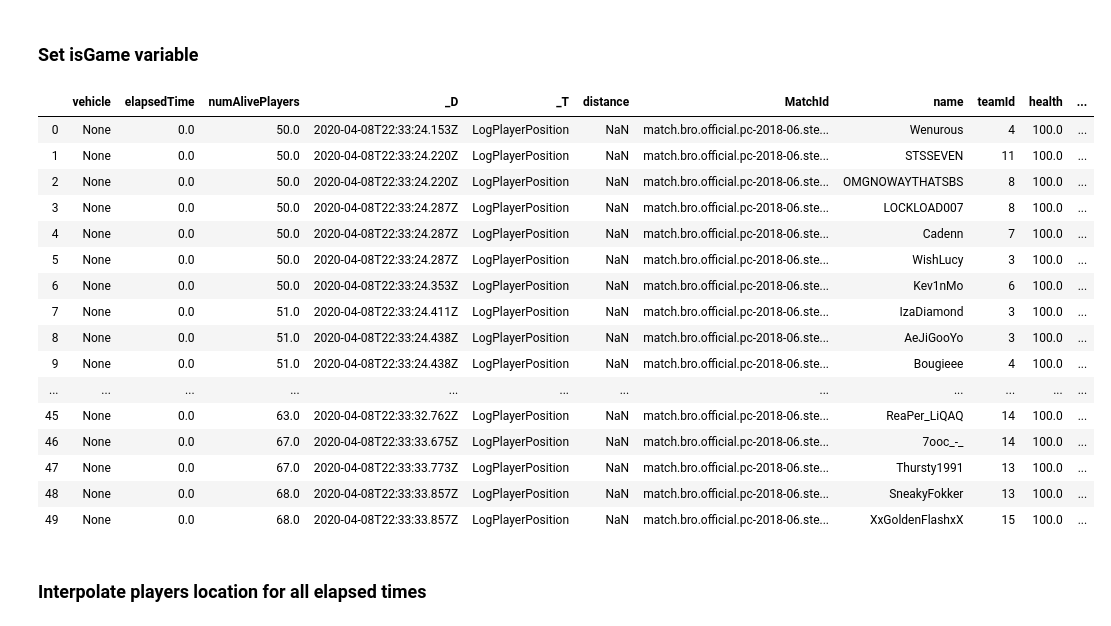
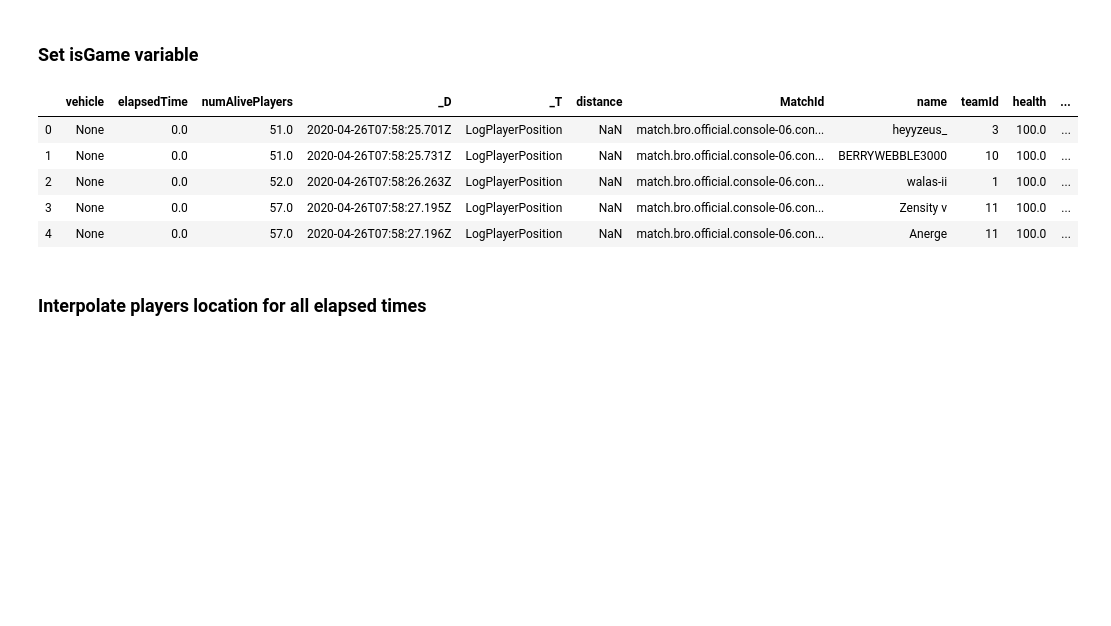
Before and after one commit to valerii-ginak/PUBG_Capstone, a Jupyter notebook: distance_info.ipynb, the cells around one changed output. Saved outputs shown, nothing was run; the diff lists cells and outputs as text; code cells hidden in the pictures; blank space fills up the shorter version.

```diff
--- a/distance_info.ipynb
+++ b/distance_info.ipynb
@@ -51,17 +52,3 @@ response2 = requests.get(url_collectassetsid, headers=headers)
 <p><font size=5px>This part has been moved to the "extract_data.ipynb" notebook</font></p>
 <p><font size=4px>What is now here is for the purpose of the analysis of the data of this single match</font></p>
 <p>From here onwards, we are using the data on match 4c76d82b-90f7-4fd1-9ceb-97b99347e94e, belonging to the pc shard</p>
-# %%
-# get the asset id from a match
-asset = response2.json()['data']['relationships']['assets']['data']
-assetid = json.loads(json.dumps(asset[0]))['id']
-
-# getting the telemetry object
-for i in json.loads(json.dumps(response2.json()["included"])):
-    if i["id"] == assetid:
-        telemetry_link = i
-telemetry_link
-
-# getting the telemetry file for the match
-url_telemetrydata = json.loads(json.dumps(telemetry_link))["attributes"]["URL"]
-telemetry_response = requests.get(url_telemetrydata, headers=headers)
@@ -80,7 +65,7 @@ for i in json.loads(json.dumps(telemetry_response.json())):
 # %%
 # RUN THIS CELL TO WORK WITH THE FILE UPLOADED IN THE REPOSITORY
 # read files extracted from this as DataFrame
-with open('telemetry_data/2020-04-09/pc/4c76d82b-90f7-4fd1-9ceb-97b99347e94e.json', 'r') as file:
+with open('telemetry_data/2020-04-27/console/0cc1afa0-cfb4-4de8-86c2-7075a34d92d5.json', 'r') as file:
     json_data = file.read()
     file.close()
 data = []
@@ -157,22 +144,11 @@ def isGame(x):
 # %%
 data['isGame'] = data['common'].apply(isGame)
 data = data.drop('common', axis=1)
-data.head(50)
+data.head()
 # %% [output]
 |  | vehicle | elapsedTime | numAlivePlayers | _D | _T | distance | MatchId | name | teamId | health | ... |
-| 0 | None | 0.0 | 50.0 | 2020-04-08T22:33:24.153Z | LogPlayerPosition | NaN | match.bro.official.pc-2018-06.ste... | Wenurous | 4 | 100.0 | ... |
-| 1 | None | 0.0 | 50.0 | 2020-04-08T22:33:24.220Z | LogPlayerPosition | NaN | match.bro.official.pc-2018-06.ste... | STSSEVEN | 11 | 100.0 | ... |
-| 2 | None | 0.0 | 50.0 | 2020-04-08T22:33:24.220Z | LogPlayerPosition | NaN | match.bro.official.pc-2018-06.ste... | OMGNOWAYTHATSBS | 8 | 100.0 | ... |
-| 3 | None | 0.0 | 50.0 | 2020-04-08T22:33:24.287Z | LogPlayerPosition | NaN | match.bro.official.pc-2018-06.ste... | LOCKLOAD007 | 8 | 100.0 | ... |
-| 4 | None | 0.0 | 50.0 | 2020-04-08T22:33:24.287Z | LogPlayerPosition | NaN | match.bro.official.pc-2018-06.ste... | Cadenn | 7 | 100.0 | ... |
-| 5 | None | 0.0 | 50.0 | 2020-04-08T22:33:24.287Z | LogPlayerPosition | NaN | match.bro.official.pc-2018-06.ste... | WishLucy | 3 | 100.0 | ... |
-| 6 | None | 0.0 | 50.0 | 2020-04-08T22:33:24.353Z | LogPlayerPosition | NaN | match.bro.official.pc-2018-06.ste... | Kev1nMo | 6 | 100.0 | ... |
-| 7 | None | 0.0 | 51.0 | 2020-04-08T22:33:24.411Z | LogPlayerPosition | NaN | match.bro.official.pc-2018-06.ste... | IzaDiamond | 3 | 100.0 | ... |
-| 8 | None | 0.0 | 51.0 | 2020-04-08T22:33:24.438Z | LogPlayerPosition | NaN | match.bro.official.pc-2018-06.ste... | AeJiGooYo | 3 | 100.0 | ... |
-| 9 | None | 0.0 | 51.0 | 2020-04-08T22:33:24.438Z | LogPlayerPosition | NaN | match.bro.official.pc-2018-06.ste... | Bougieee | 4 | 100.0 | ... |
-| ... | ... | ... | ... | ... | ... | ... | ... | ... | ... | ... | ... |
-| 45 | None | 0.0 | 63.0 | 2020-04-08T22:33:32.762Z | LogPlayerPosition | NaN | match.bro.official.pc-2018-06.ste... | ReaPer_LiQAQ | 14 | 100.0 | ... |
-| 46 | None | 0.0 | 67.0 | 2020-04-08T22:33:33.675Z | LogPlayerPosition | NaN | match.bro.official.pc-2018-06.ste... | 7ooc_-_ | 14 | 100.0 | ... |
-| 47 | None | 0.0 | 67.0 | 2020-04-08T22:33:33.773Z | LogPlayerPosition | NaN | match.bro.official.pc-2018-06.ste... | Thursty1991 | 13 | 100.0 | ... |
-| 48 | None | 0.0 | 68.0 | 2020-04-08T22:33:33.857Z | LogPlayerPosition | NaN | match.bro.official.pc-2018-06.ste... | SneakyFokker | 13 | 100.0 | ... |
-| 49 | None | 0.0 | 68.0 | 2020-04-08T22:33:33.857Z | LogPlayerPosition | NaN | match.bro.official.pc-2018-06.ste... | XxGoldenFlashxX | 15 | 100.0 | ... |
+| 0 | None | 0.0 | 51.0 | 2020-04-26T07:58:25.701Z | LogPlayerPosition | NaN | match.bro.official.console-06.con... | heyyzeus_ | 3 | 100.0 | ... |
+| 1 | None | 0.0 | 51.0 | 2020-04-26T07:58:25.731Z | LogPlayerPosition | NaN | match.bro.official.console-06.con... | BERRYWEBBLE3000 | 10 | 100.0 | ... |
+| 2 | None | 0.0 | 52.0 | 2020-04-26T07:58:26.263Z | LogPlayerPosition | NaN | match.bro.official.console-06.con... | walas-ii | 1 | 100.0 | ... |
+| 3 | None | 0.0 | 57.0 | 2020-04-26T07:58:27.195Z | LogPlayerPosition | NaN | match.bro.official.console-06.con... | Zensity v | 11 | 100.0 | ... |
+| 4 | None | 0.0 | 57.0 | 2020-04-26T07:58:27.196Z | LogPlayerPosition | NaN | match.bro.official.console-06.con... | Anerge | 11 | 100.0 | ... |
```
Also changed, not shown: parts of 63 cells of this notebook.
